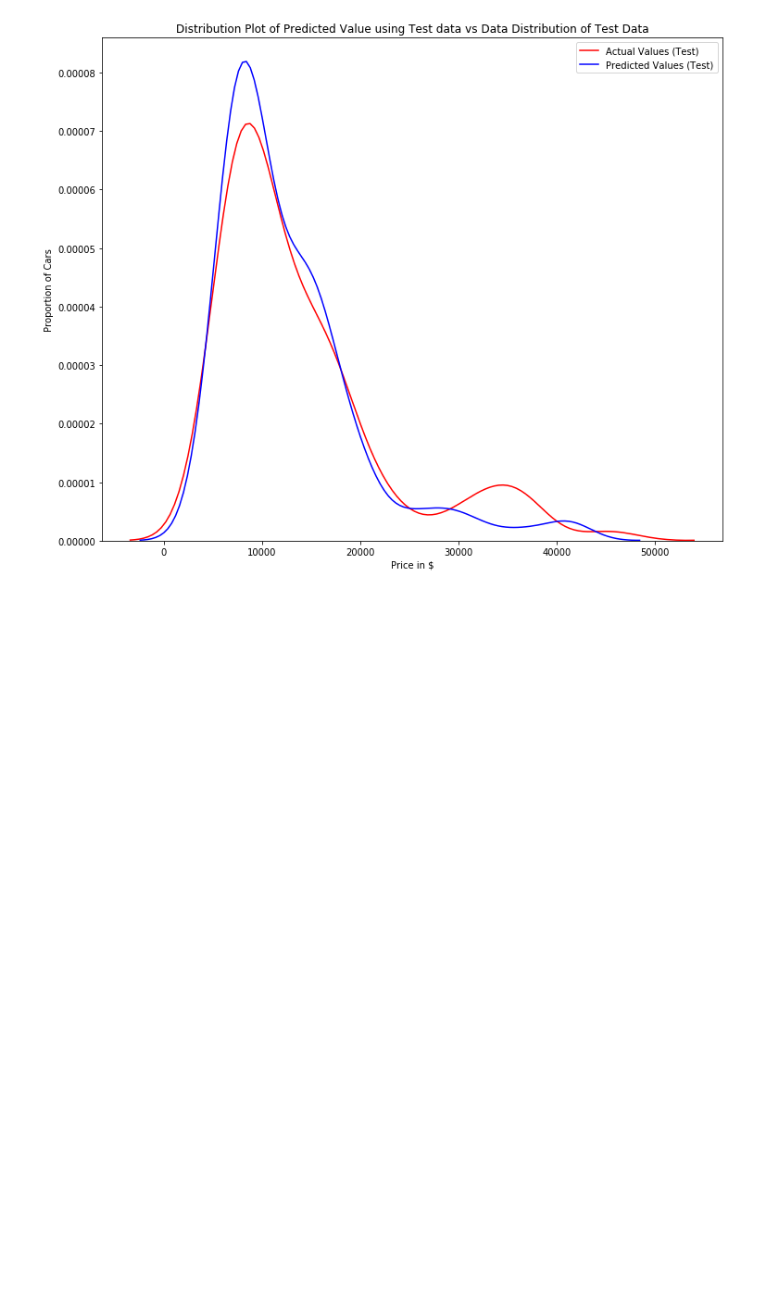
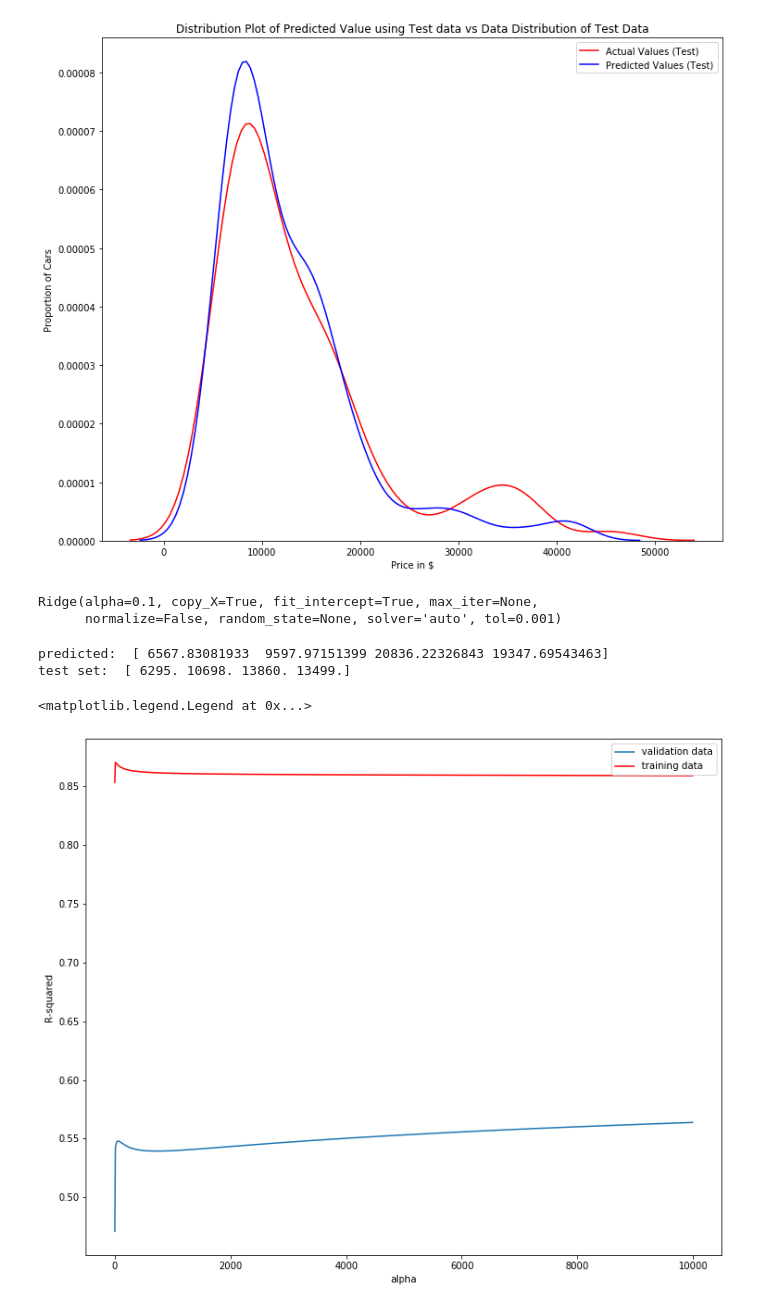
Before and after one commit to alexYamaoka/used_cars_data_analysis, a Jupyter notebook: Module 5 Model Evaluation and Refinement.ipynb, the cells around one changed output. Cells and saved outputs as stored; diff of their text form; code cells hidden in the pictures; blank space fills up the shorter version.

Commit message:
performed ridge regression

```diff
--- a/Module 5 Model Evaluation and Refinement.ipynb
+++ b/Module 5 Model Evaluation and Refinement.ipynb
@@ -477,0 +490,11 @@ DistributionPlot(y_test, yhat_test1, "Actual Values (Test)", "Predicted Values (
+# %%
+#  create a Ridge regression object, setting the regularization parameter to 0.1
+
+RidgeModel = Ridge(alpha=0.1)
+# %%
+#  can fit the model using the method fit
+
+RidgeModel.fit(x_train_pr, y_train)
+# %% [output]
+Ridge(alpha=0.1, copy_X=True, fit_intercept=True, max_iter=None,
+      normalize=False, random_state=None, solver='auto', tol=0.001)
@@ -477,0 +505,39 @@ DistributionPlot(y_test, yhat_test1, "Actual Values (Test)", "Predicted Values (
+# %%
+print("predicted: ", yhat[0:4])
+print("test set: ", y_test[0:4].values)
+# %% [output]
+predicted:  [ 6567.83081933  9597.97151399 20836.22326843 19347.69543463]
+test set:  [ 6295. 10698. 13860. 13499.]
+# %%
+#  select the values of alpha that minimizes the test error
+
+Rsqu_test = []
+Rsqu_train = []
+dummy1 = []
+
+ALFA = 10 * np.array(range(0, 1000))
+
+for alfa in ALFA:
+    RidgeModel = Ridge(alpha = alfa)
+
+    RidgeModel.fit(x_train_pr, y_train)
+
+    Rsqu_test.append(RidgeModel.score(x_test_pr, y_test))
+    Rsqu_train.append(RidgeModel.score(x_train_pr, y_train))
+# %%
+#  plot the R-squared for different alphas
+
+width = 12
+height = 10
+plt.figure(figsize=(width, height))
+
+plt.plot(ALFA, Rsqu_test, label="validation data")
+plt.plot(ALFA, Rsqu_train, "r", label="training data")
+
+plt.xlabel("alpha")
+plt.ylabel("R-squared")
+
+plt.legend()
+# %% [output]
+<matplotlib.legend.Legend at 0x...>
+[figure, added]
```
Also changed, not shown: parts of 6 cells of this notebook.
